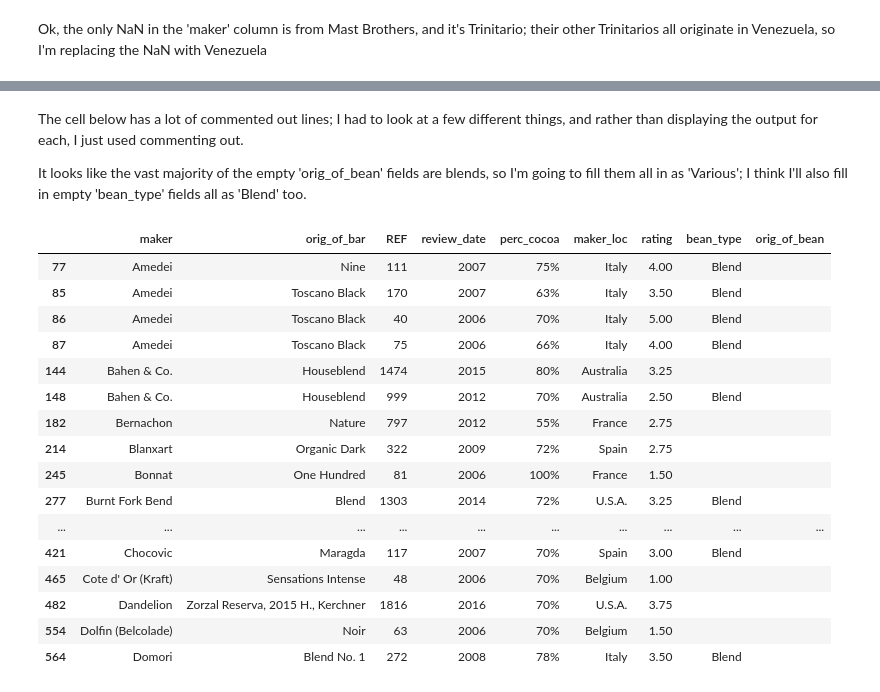
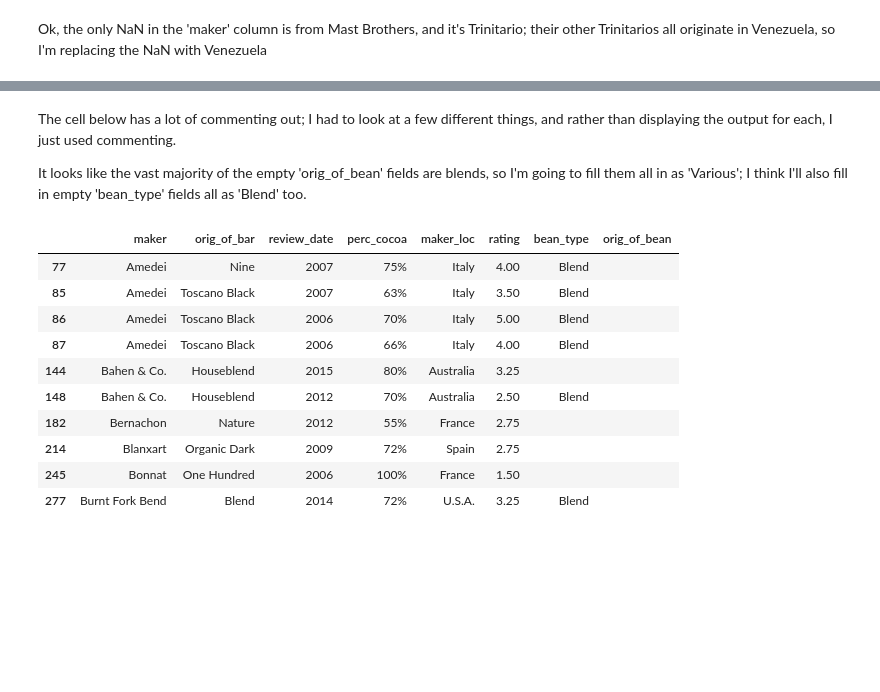
Before and after one commit to A-Bauman/Thinkful, a Jupyter notebook: Cacao.ipynb, the cells around one changed output, grey strips where cells are left out. Saved outputs shown, nothing was run; the diff lists cells and outputs as text; code cells hidden in the pictures; blank space fills up the shorter version.

```diff
--- a/Cacao.ipynb
+++ b/Cacao.ipynb
@@ -4,7 +4,9 @@ import pandas as pd
 import matplotlib.pyplot as plt
 import seaborn as sns
 import re
+import pdb
 
+pd.set_option('display.max_columns', 100)
 %matplotlib inline
 # %%
 choc = pd.read_csv('flavors_of_cacao.csv')
@@ -20,7 +22,10 @@ choc.head(2)
 # %%
+# REF is just a number (smaller=earlier) relating to when the review was entered, date suffices
+choc.drop(columns="REF", inplace=True)
+
 # Do a little reworking of column names so they're less unwieldy
 orig_cols = choc.columns
-new_cols = ['maker', 'orig_of_bar', 'REF', 'review_date', 'perc_cocoa',
+new_cols = ['maker', 'orig_of_bar', 'review_date', 'perc_cocoa',
             'maker_loc', 'rating', 'bean_type', 'orig_of_bean']
 choc = choc.rename(columns=dict(zip(orig_cols, new_cols)))
 choc.head(2)
@@ -106,28 +87,22 @@ array(['A. Morin', 'Acalli', 'Adi', 'Aequare (Gianduja)', 'Ah Cacao',
 # %% [markdown]
-The cell below has a lot of commented out lines; I had to look at a few different things, and rather than displaying the output for each, I just used commenting out.
+The cell below has a lot of commenting out; I had to look at a few different things, and rather than displaying the output for each, I just used commenting.
 
 It looks like the vast majority of the empty 'orig_of_bean' fields are blends, so I'm going to fill them all in as 'Various'; I think I'll also fill in empty 'bean_type' fields all as 'Blend' too.
 # %%
 # We have a LOT of empty fields here, 887 of them
 #print(choc["bean_type"].value_counts())
 #print(choc["orig_of_bean"].value_counts())
 #print(choc["orig_of_bean"].sort_values().unique())
-choc.loc[choc["orig_of_bean"].str.len() == 1].head(20)  # there are actually 73 of these, remove head() to see
+choc.loc[choc["orig_of_bean"].str.len() == 1].head(10)  # there are actually 73 of these, remove head() to see
 # %% [output]
-|  | maker | orig_of_bar | REF | review_date | perc_cocoa | maker_loc | rating | bean_type | orig_of_bean |
-| 77 | Amedei | Nine | 111 | 2007 | 75% | Italy | 4.00 | Blend |  |
-| 85 | Amedei | Toscano Black | 170 | 2007 | 63% | Italy | 3.50 | Blend |  |
-| 86 | Amedei | Toscano Black | 40 | 2006 | 70% | Italy | 5.00 | Blend |  |
-| 87 | Amedei | Toscano Black | 75 | 2006 | 66% | Italy | 4.00 | Blend |  |
-| 144 | Bahen & Co. | Houseblend | 1474 | 2015 | 80% | Australia | 3.25 |  |  |
-| 148 | Bahen & Co. | Houseblend | 999 | 2012 | 70% | Australia | 2.50 | Blend |  |
-| 182 | Bernachon | Nature | 797 | 2012 | 55% | France | 2.75 |  |  |
-| 214 | Blanxart | Organic Dark | 322 | 2009 | 72% | Spain | 2.75 |  |  |
-| 245 | Bonnat | One Hundred | 81 | 2006 | 100% | France | 1.50 |  |  |
-| 277 | Burnt Fork Bend | Blend | 1303 | 2014 | 72% | U.S.A. | 3.25 | Blend |  |
-| ... | ... | ... | ... | ... | ... | ... | ... | ... | ... |
-| 421 | Chocovic | Maragda | 117 | 2007 | 70% | Spain | 3.00 | Blend |  |
-| 465 | Cote d' Or (Kraft) | Sensations Intense | 48 | 2006 | 70% | Belgium | 1.00 |  |  |
-| 482 | Dandelion | Zorzal Reserva, 2015 H., Kerchner | 1816 | 2016 | 70% | U.S.A. | 3.75 |  |  |
-| 554 | Dolfin (Belcolade) | Noir | 63 | 2006 | 70% | Belgium | 1.50 |  |  |
-| 564 | Domori | Blend No. 1 | 272 | 2008 | 78% | Italy | 3.50 | Blend |  |
+|  | maker | orig_of_bar | review_date | perc_cocoa | maker_loc | rating | bean_type | orig_of_bean |
+| 77 | Amedei | Nine | 2007 | 75% | Italy | 4.00 | Blend |  |
+| 85 | Amedei | Toscano Black | 2007 | 63% | Italy | 3.50 | Blend |  |
+| 86 | Amedei | Toscano Black | 2006 | 70% | Italy | 5.00 | Blend |  |
+| 87 | Amedei | Toscano Black | 2006 | 66% | Italy | 4.00 | Blend |  |
+| 144 | Bahen & Co. | Houseblend | 2015 | 80% | Australia | 3.25 |  |  |
+| 148 | Bahen & Co. | Houseblend | 2012 | 70% | Australia | 2.50 | Blend |  |
+| 182 | Bernachon | Nature | 2012 | 55% | France | 2.75 |  |  |
+| 214 | Blanxart | Organic Dark | 2009 | 72% | Spain | 2.75 |  |  |
+| 245 | Bonnat | One Hundred | 2006 | 100% | France | 1.50 |  |  |
+| 277 | Burnt Fork Bend | Blend | 2014 | 72% | U.S.A. | 3.25 | Blend |  |
```
Also changed, not shown: parts of 39 cells of this notebook.
